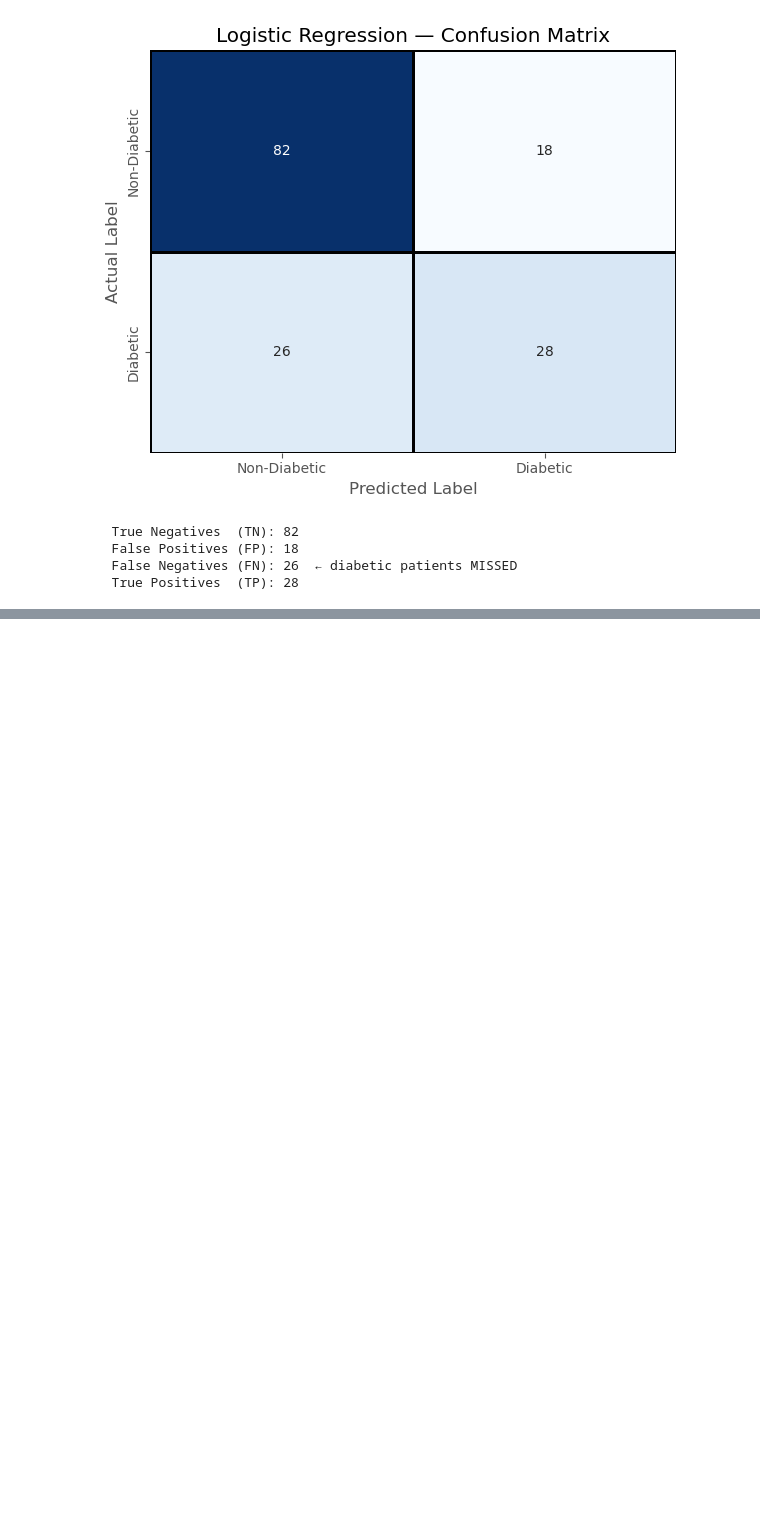
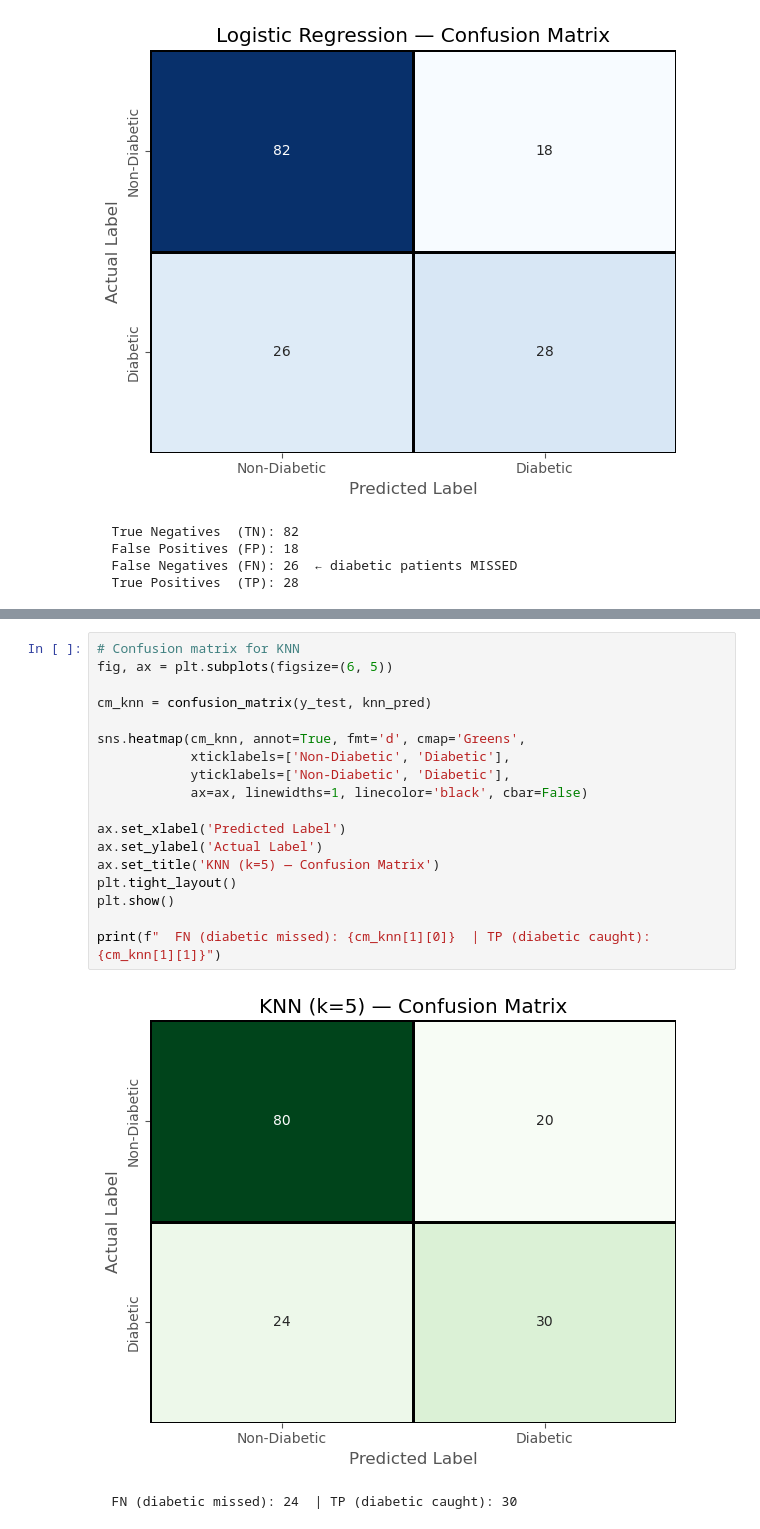
Before and after one commit to kavindu-Denuwan-02/DiabetScope-AI, a Jupyter notebook: notebooks/baseline_models.ipynb, the cells around one changed output, grey strips where cells are left out. Saved outputs shown, nothing was run; the diff lists cells and outputs as text; blank space fills up the shorter version.

```diff
--- a/notebooks/baseline_models.ipynb
+++ b/notebooks/baseline_models.ipynb
@@ -227,0 +373,21 @@ print(f"  True Positives  (TP): {cm[1][1]}")
+# %%
+# Confusion matrix for KNN
+fig, ax = plt.subplots(figsize=(6, 5))
+
+cm_knn = confusion_matrix(y_test, knn_pred)
+
+sns.heatmap(cm_knn, annot=True, fmt='d', cmap='Greens',
+            xticklabels=['Non-Diabetic', 'Diabetic'],
+            yticklabels=['Non-Diabetic', 'Diabetic'],
+            ax=ax, linewidths=1, linecolor='black', cbar=False)
+
+ax.set_xlabel('Predicted Label')
+ax.set_ylabel('Actual Label')
+ax.set_title('KNN (k=5) — Confusion Matrix')
+plt.tight_layout()
+plt.show()
+
+print(f"  FN (diabetic missed): {cm_knn[1][0]}  | TP (diabetic caught): {cm_knn[1][1]}")
+# %% [output]
+[figure, added]
+  FN (diabetic missed): 24  | TP (diabetic caught): 30
```
Also changed, not shown: parts of 6 cells of this notebook, 3 other files.
